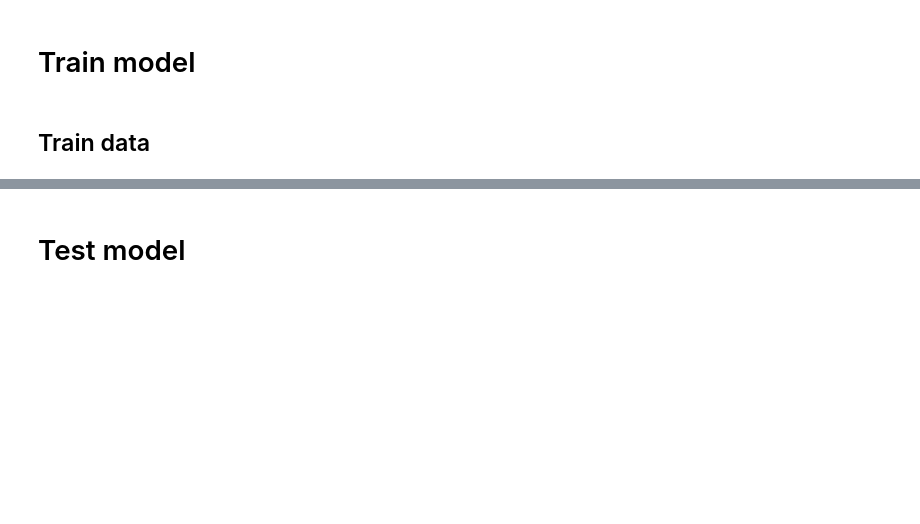
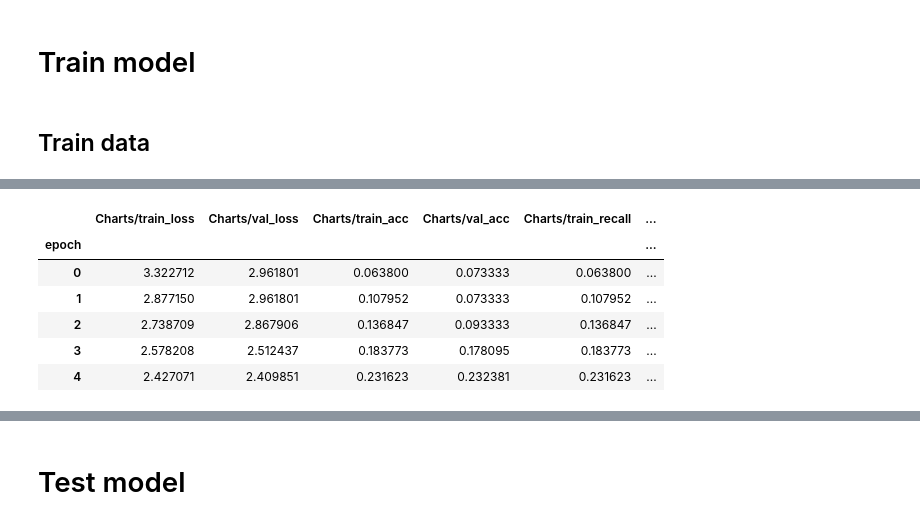
Before and after one commit to ArminD93/animal_classification, a Jupyter notebook: animal_classification.ipynb, the cells around one changed output, grey strips where cells are left out. Drawn from its saved outputs; the diff is of its cells as text; code cells hidden in the pictures; blank space fills up the shorter version.

```diff
--- a/animal_classification.ipynb
+++ b/animal_classification.ipynb
@@ -1192,5 +1221,16 @@ animal_cls.metrics_df
 # %%
-stats_df_copy = animal_cls.metrics_df
+metrics_df.drop_duplicates(subset="epoch", keep='first', inplace=True)
+
+stats_df_copy = metrics_df
 stats_df_copy.set_index('epoch', inplace=True)
 
+
 stats_df_copy.head()
+# %% [output]
+|  | Charts/train_loss | Charts/val_loss | Charts/train_acc | Charts/val_acc | Charts/train_recall | ... |
+| epoch |  |  |  |  |  | ... |
+| 0 | 3.322712 | 2.961801 | 0.063800 | 0.073333 | 0.063800 | ... |
+| 1 | 2.877150 | 2.961801 | 0.107952 | 0.073333 | 0.107952 | ... |
+| 2 | 2.738709 | 2.867906 | 0.136847 | 0.093333 | 0.136847 | ... |
+| 3 | 2.578208 | 2.512437 | 0.183773 | 0.178095 | 0.183773 | ... |
+| 4 | 2.427071 | 2.409851 | 0.231623 | 0.232381 | 0.231623 | ... |
```
Also changed, not shown: parts of 42 cells of this notebook.
